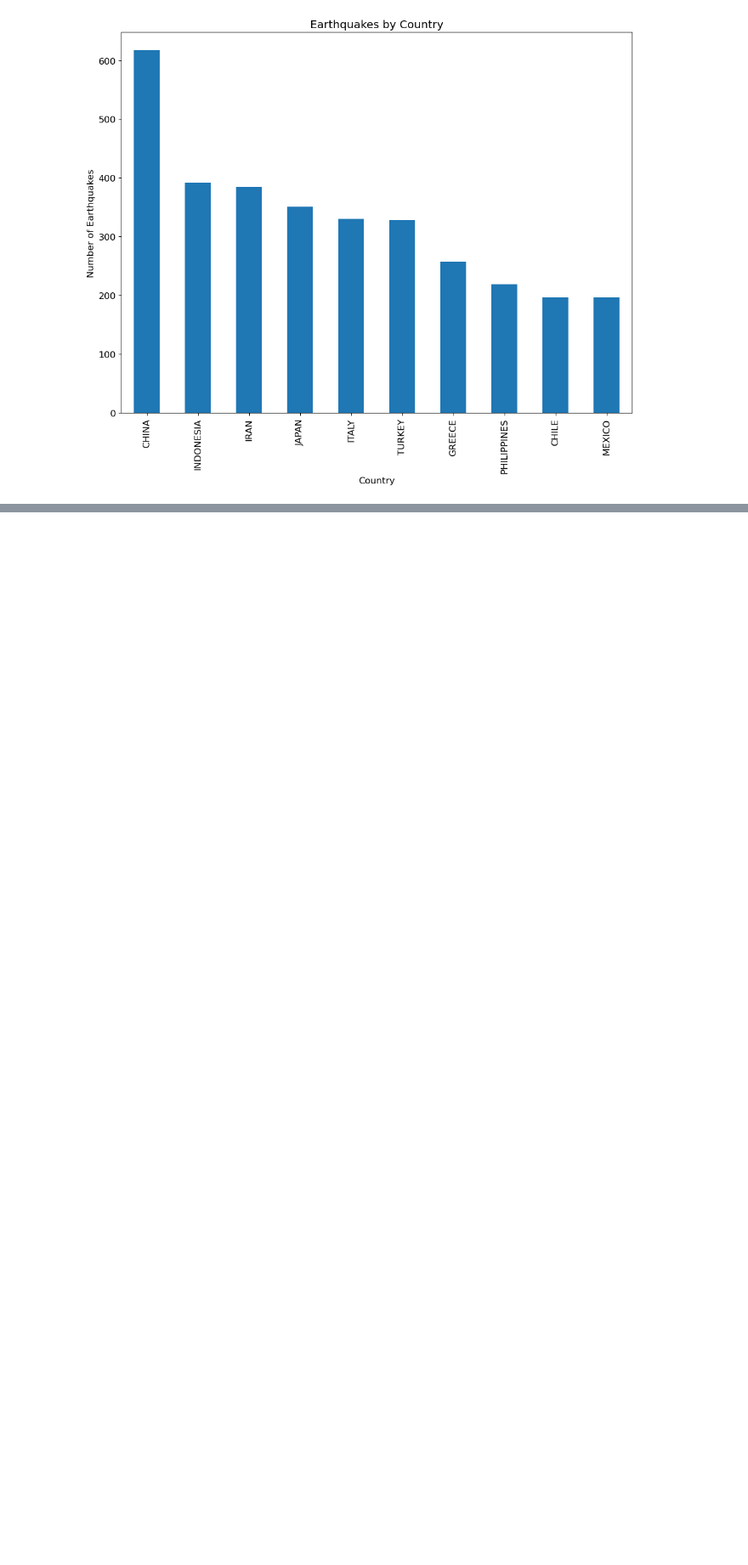
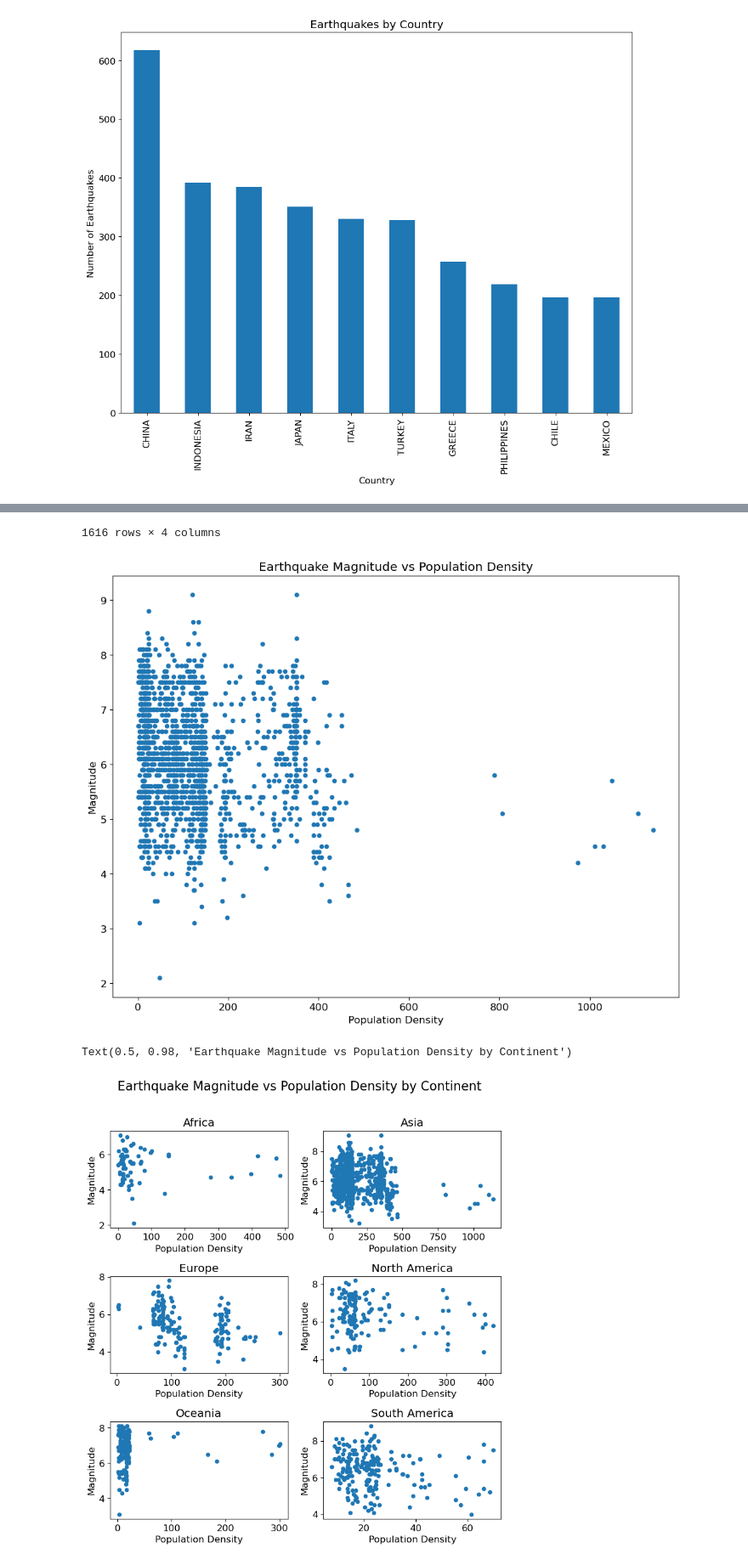
Before and after one commit to Matthijs-Vossen/Earthquake-Analysis, a Jupyter notebook: simon's-eda/eda.ipynb, the cells around one changed output, grey strips where cells are left out. Shown at 85% size. Cells and saved outputs as stored; diff of their text form; code cells hidden in the pictures; blank space fills up the shorter version.

```diff
--- a/simon's-eda/eda.ipynb
+++ b/simon's-eda/eda.ipynb
@@ -271,0 +250,66 @@ plt.show()
+# %%
+# Get population density of a country where an earthquake happened the same year
+
+# load API_EN.POP.DNST_DS2_en_excel_v2_5113872 from https://data.worldbank.org/indicator/EN.POP.DNST?end=2020&start=2020&view=map
+df_pop_den = pd.read_excel('API_EN.POP.DNST_DS2_en_excel_v2_5113872.xls', skiprows=3)
+df['Country'] = df['Location Name'].str.split(':|;', expand=True)[0]
+df_country = df[['Country', 'Mag', 'Year']]
+# make country name capital letters
+df_pop_den['Country Name'] = df_pop_den['Country Name'].str.upper()
+df_pop_den = df_pop_den.drop(columns=['Indicator Code'])
+df_pop_den = df_pop_den.drop(columns=['Indicator Name'])
+df_pop_den = df_pop_den.drop(columns=['Country Code'])
+
+# add all columns from df_pop_den to df_country based on country name
+df_country_2 = df_country.merge(df_pop_den, left_on='Country', right_on='Country Name')
+
+df_country_2 = df_country_2.drop(columns=['Country Name'])
+
+# convert Year entries to string and remove .0
+df_country_2['Year'] = df_country_2['Year'].astype(str).str[:-2]
+#display(df_country_2)
+
+# if a row entry in the 'Year' column is not in the name of a column in df_pop_den, drop that row
+df_country_2 = df_country_2[df_country_2['Year'].isin(df_pop_den.columns)]
+#display(df_country_2)
+
+#make new dataframe with columns starting from 1960
+df_country_3 = df_country_2[df_country_2.columns[3:]]
+
+# if the 'Year' is equal to a column of df_country_3 make a new column called 'Density' and set it to the value of the intersection of the 'Year' and the column
+for index, row in df_country_2.iterrows():
+    for column in df_country_3.columns[3:]:
+        if row['Year'] == column:
+            df_country_2.loc[index, 'Density'] = row[column]
+
+# drop all columns that are not 'Country', 'Mag', 'Year', or 'Density'
+df_country_2 = df_country_2.drop(columns=df_country_2.columns[3:-1])
+# drop all nan values
+df_country_2 = df_country_2.dropna()
+display(df_country_2)
+
+# make a scatter plot of earthquake magnitude vs population density
+df_country_2.plot(x='Density', y='Mag', kind='scatter')
+plt.xlabel('Population Density')
+plt.ylabel('Magnitude')
+plt.title('Earthquake Magnitude vs Population Density')
+plt.show()
+
+# make a plot of earthquake magnitude vs population density by continent
+df_country_2['Continent'] = df_country_2['Country'].map(df_continent.set_index('Country')['Continent'])
+df_country_2 = df_country_2.dropna()
+df_continents = [df_country_2[df_country_2['Continent'] == 'Africa'],
+                    df_country_2[df_country_2['Continent'] == 'Asia'],
+                    df_country_2[df_country_2['Continent'] == 'Europe'],
+                    df_country_2[df_country_2['Continent'] == 'North America'],
+                    df_country_2[df_country_2['Continent'] == 'Oceania'],
+                    df_country_2[df_country_2['Continent'] == 'South America']]
+fig, axes = plt.subplots(nrows=3, ncols=2, figsize=(9, 9))
+for i, ax in enumerate(axes.flatten()):
+    df_continents[i].plot(x='Density', y='Mag', kind='scatter', ax=ax)
+    ax.set_title(df_continents[i]['Continent'].unique()[0])
+    ax.set_xlabel('Population Density')
+    ax.set_ylabel('Magnitude')
+    fig.subplots_adjust(hspace=0.5)
+fig.suptitle('Earthquake Magnitude vs Population Density by Continent', fontsize=16)
+# %% [output]
@@ -271,0 +328,4 @@ plt.show()
+1616 rows × 4 columns
+[figure, added]
+Text(0.5, 0.98, 'Earthquake Magnitude vs Population Density by Continent')
+[figure, added]
```
Also changed, not shown: parts of 5 cells of this notebook, 1 other file.
